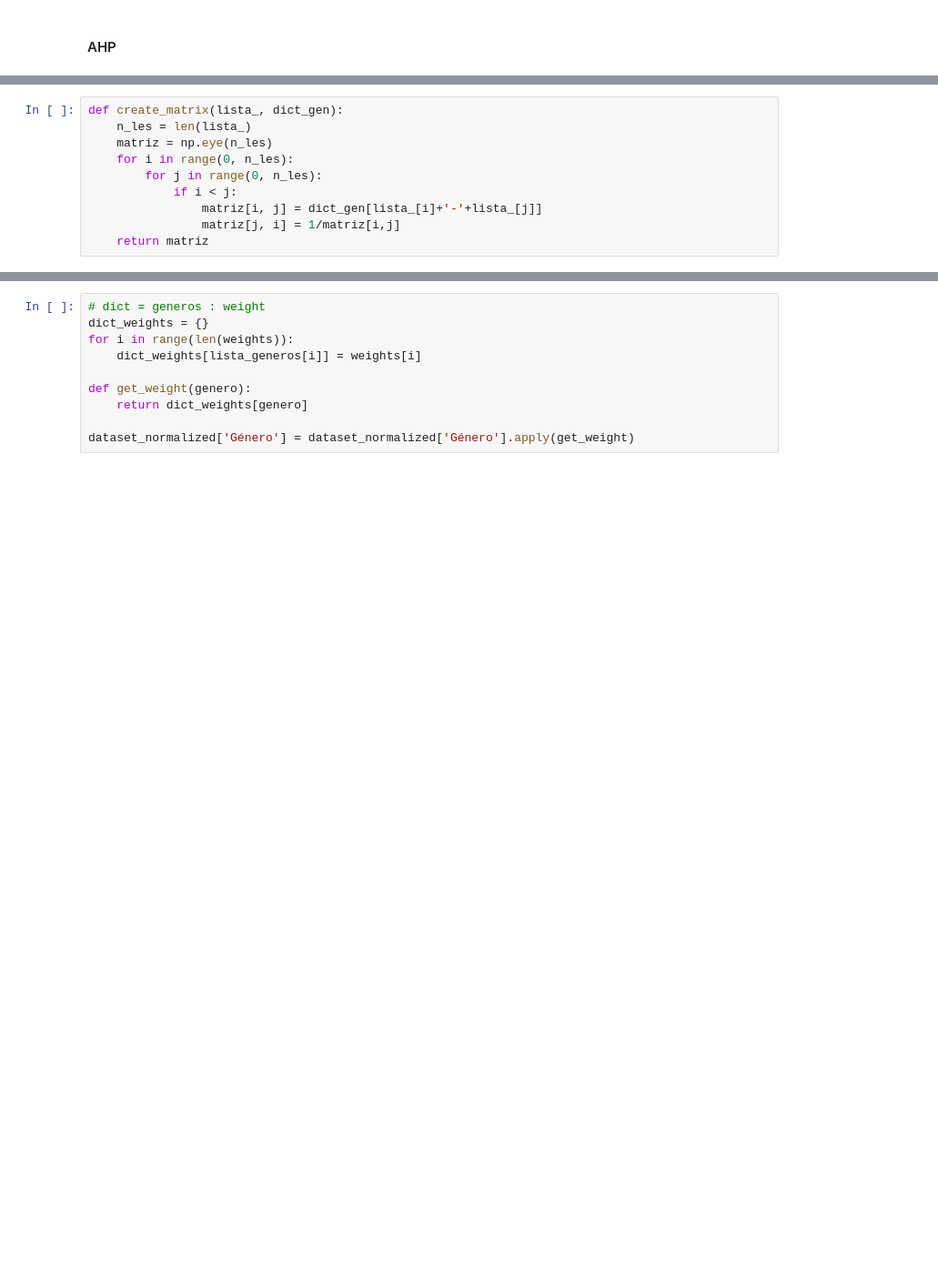
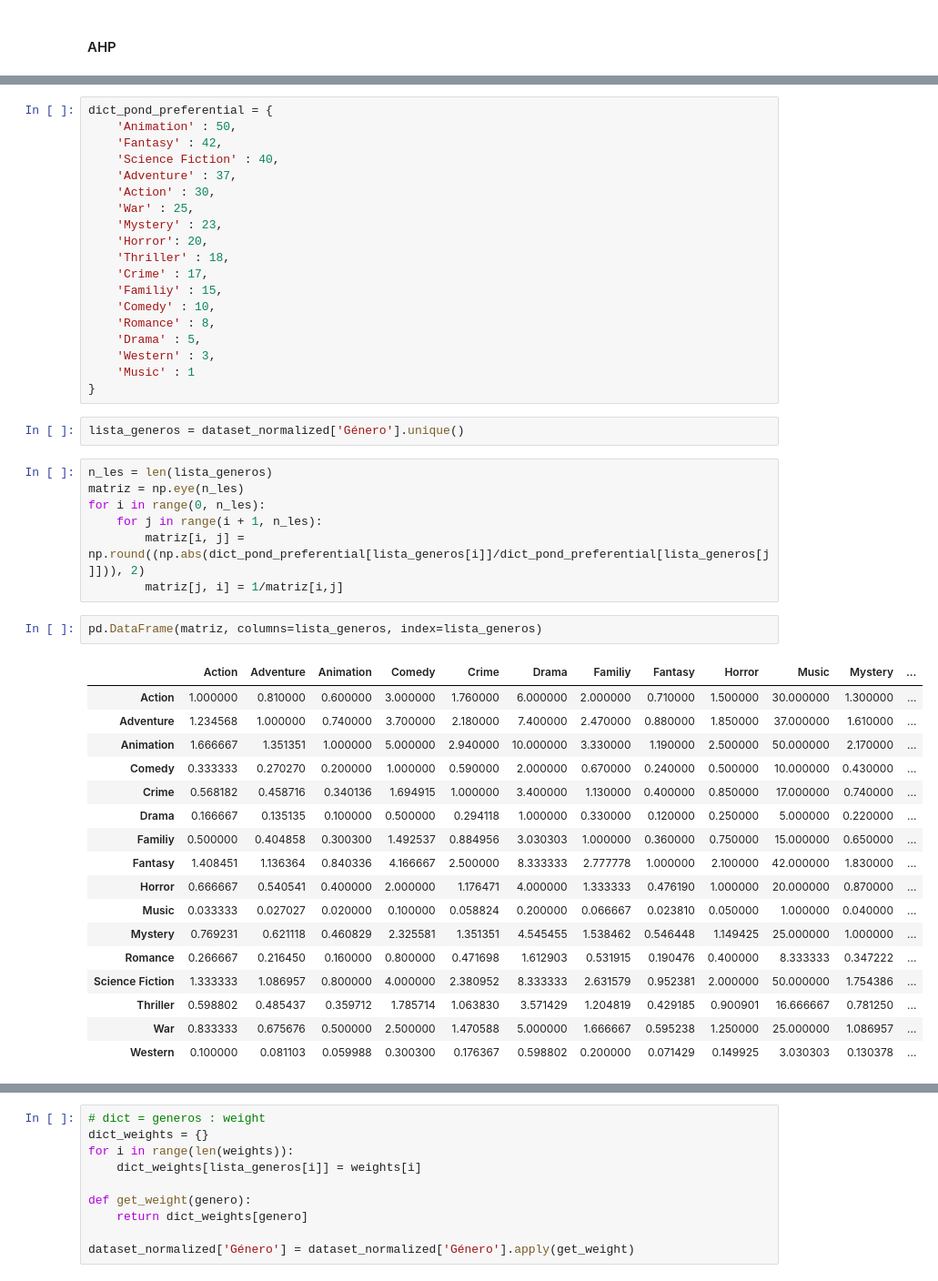
Before and after one commit to daoterog/Multi-Objective-Optim-Coursework, a Jupyter notebook: third_project/AHP.ipynb, the cells around one changed output, grey strips where cells are left out. Shown at 91% size. Drawn from its saved outputs; the diff is of its cells as text; blank space fills up the shorter version.

Commit message:
update of concordance matriz

```diff
--- a/third_project/AHP.ipynb
+++ b/third_project/AHP.ipynb
@@ -257,11 +136,49 @@ dict_gen = {'Action-Adventure': 2.0,
+# %%
+dict_pond_preferential = {
+    'Animation' : 50,
+    'Fantasy' : 42,
+    'Science Fiction' : 40,
+    'Adventure' : 37,
+    'Action' : 30,
+    'War' : 25,
+    'Mystery' : 23,
+    'Horror': 20,
+    'Thriller' : 18,
+    'Crime' : 17,
+    'Familiy' : 15,
+    'Comedy' : 10,
+    'Romance' : 8,
+    'Drama' : 5,
+    'Western' : 3,
+    'Music' : 1
+}
+# %%
+lista_generos = dataset_normalized['Género'].unique()
 # %%
-def create_matrix(lista_, dict_gen):
-    n_les = len(lista_)
-    matriz = np.eye(n_les)
-    for i in range(0, n_les):
-        for j in range(0, n_les):
-            if i < j:
-                matriz[i, j] = dict_gen[lista_[i]+'-'+lista_[j]]
-                matriz[j, i] = 1/matriz[i,j]
-    return matriz
+n_les = len(lista_generos)
+matriz = np.eye(n_les)
+for i in range(0, n_les):
+    for j in range(i + 1, n_les):
+        matriz[i, j] = np.round((np.abs(dict_pond_preferential[lista_generos[i]]/dict_pond_preferential[lista_generos[j]])), 2)
+        matriz[j, i] = 1/matriz[i,j]
+# %%
+pd.DataFrame(matriz, columns=lista_generos, index=lista_generos)
+# %% [output]
+|  | Action | Adventure | Animation | Comedy | Crime | Drama | Familiy | Fantasy | Horror | Music | Mystery | ... |
+| Action | 1.000000 | 0.810000 | 0.600000 | 3.000000 | 1.760000 | 6.000000 | 2.000000 | 0.710000 | 1.500000 | 30.000000 | 1.300000 | ... |
+| Adventure | 1.234568 | 1.000000 | 0.740000 | 3.700000 | 2.180000 | 7.400000 | 2.470000 | 0.880000 | 1.850000 | 37.000000 | 1.610000 | ... |
+| Animation | 1.666667 | 1.351351 | 1.000000 | 5.000000 | 2.940000 | 10.000000 | 3.330000 | 1.190000 | 2.500000 | 50.000000 | 2.170000 | ... |
+| Comedy | 0.333333 | 0.270270 | 0.200000 | 1.000000 | 0.590000 | 2.000000 | 0.670000 | 0.240000 | 0.500000 | 10.000000 | 0.430000 | ... |
+| Crime | 0.568182 | 0.458716 | 0.340136 | 1.694915 | 1.000000 | 3.400000 | 1.130000 | 0.400000 | 0.850000 | 17.000000 | 0.740000 | ... |
+| Drama | 0.166667 | 0.135135 | 0.100000 | 0.500000 | 0.294118 | 1.000000 | 0.330000 | 0.120000 | 0.250000 | 5.000000 | 0.220000 | ... |
+| Familiy | 0.500000 | 0.404858 | 0.300300 | 1.492537 | 0.884956 | 3.030303 | 1.000000 | 0.360000 | 0.750000 | 15.000000 | 0.650000 | ... |
+| Fantasy | 1.408451 | 1.136364 | 0.840336 | 4.166667 | 2.500000 | 8.333333 | 2.777778 | 1.000000 | 2.100000 | 42.000000 | 1.830000 | ... |
+| Horror | 0.666667 | 0.540541 | 0.400000 | 2.000000 | 1.176471 | 4.000000 | 1.333333 | 0.476190 | 1.000000 | 20.000000 | 0.870000 | ... |
+| Music | 0.033333 | 0.027027 | 0.020000 | 0.100000 | 0.058824 | 0.200000 | 0.066667 | 0.023810 | 0.050000 | 1.000000 | 0.040000 | ... |
+| Mystery | 0.769231 | 0.621118 | 0.460829 | 2.325581 | 1.351351 | 4.545455 | 1.538462 | 0.546448 | 1.149425 | 25.000000 | 1.000000 | ... |
+| Romance | 0.266667 | 0.216450 | 0.160000 | 0.800000 | 0.471698 | 1.612903 | 0.531915 | 0.190476 | 0.400000 | 8.333333 | 0.347222 | ... |
+| Science Fiction | 1.333333 | 1.086957 | 0.800000 | 4.000000 | 2.380952 | 8.333333 | 2.631579 | 0.952381 | 2.000000 | 50.000000 | 1.754386 | ... |
+| Thriller | 0.598802 | 0.485437 | 0.359712 | 1.785714 | 1.063830 | 3.571429 | 1.204819 | 0.429185 | 0.900901 | 16.666667 | 0.781250 | ... |
+| War | 0.833333 | 0.675676 | 0.500000 | 2.500000 | 1.470588 | 5.000000 | 1.666667 | 0.595238 | 1.250000 | 25.000000 | 1.086957 | ... |
+| Western | 0.100000 | 0.081103 | 0.059988 | 0.300300 | 0.176367 | 0.598802 | 0.200000 | 0.071429 | 0.149925 | 3.030303 | 0.130378 | ... |
 # %%
```
Also changed, not shown: parts of 6 cells of this notebook, 1 other file.
